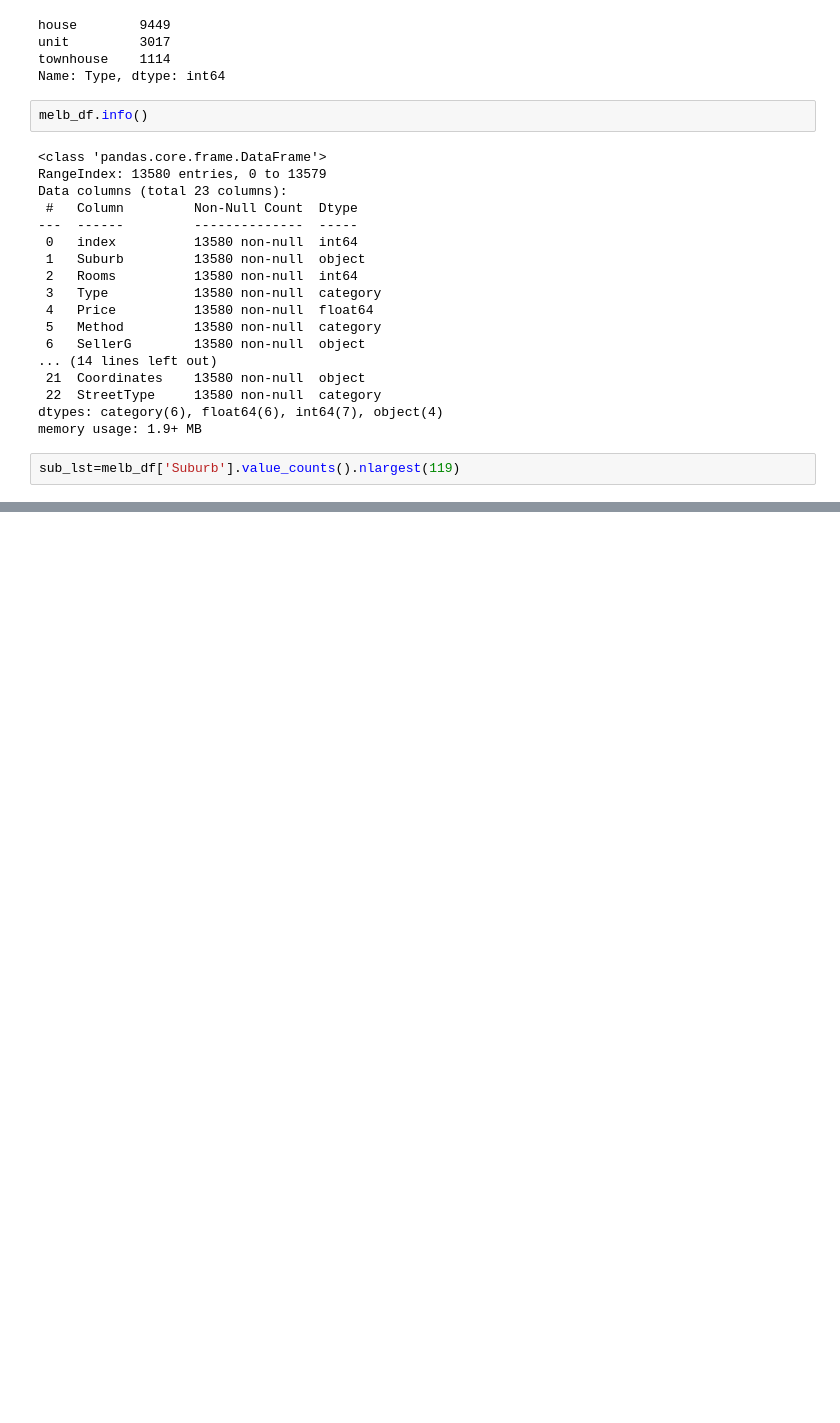
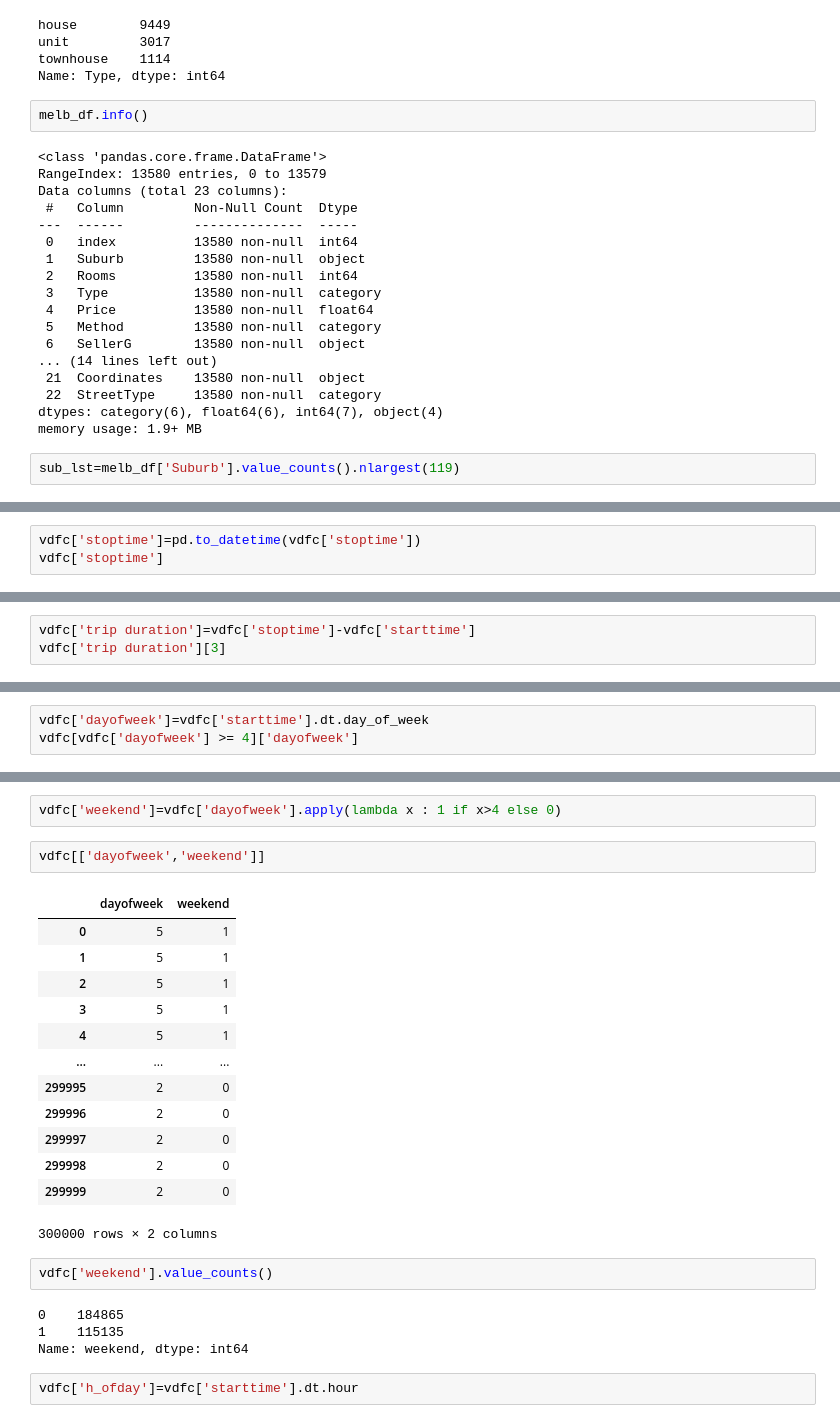
Before and after one commit to sibfox11/Skill-Factory-R2, a Jupyter notebook: Введение_в_Pandas/theory_Pandas_start.ipynb, the cells around one changed output, grey strips where cells are left out. Cells and saved outputs as stored; diff of their text form; blank space fills up the shorter version.

```diff
--- a/Введение_в_Pandas/theory_Pandas_start.ipynb
+++ b/Введение_в_Pandas/theory_Pandas_start.ipynb
@@ -1362,0 +1688,3 @@ sub_lst=melb_df['Suburb'].value_counts().nlargest(119)
+# %%
+vdfc['stoptime']=pd.to_datetime(vdfc['stoptime'])
+vdfc['stoptime']
@@ -1362,0 +1704,3 @@ sub_lst=melb_df['Suburb'].value_counts().nlargest(119)
+# %%
+vdfc['trip duration']=vdfc['stoptime']-vdfc['starttime']
+vdfc['trip duration'][3]
@@ -1362,0 +1715,3 @@ sub_lst=melb_df['Suburb'].value_counts().nlargest(119)
+# %%
+vdfc['dayofweek']=vdfc['starttime'].dt.day_of_week
+vdfc[vdfc['dayofweek'] >= 4]['dayofweek']
@@ -1362,0 +1731,26 @@ sub_lst=melb_df['Suburb'].value_counts().nlargest(119)
+# %%
+vdfc['weekend']=vdfc['dayofweek'].apply(lambda x : 1 if x>4 else 0)
+# %%
+vdfc[['dayofweek','weekend']]
+# %% [output]
+|  | dayofweek | weekend |
+| 0 | 5 | 1 |
+| 1 | 5 | 1 |
+| 2 | 5 | 1 |
+| 3 | 5 | 1 |
+| 4 | 5 | 1 |
+| ... | ... | ... |
+| 299995 | 2 | 0 |
+| 299996 | 2 | 0 |
+| 299997 | 2 | 0 |
+| 299998 | 2 | 0 |
+| 299999 | 2 | 0 |
+300000 rows × 2 columns
+# %%
+vdfc['weekend'].value_counts()
+# %% [output]
+0    184865
+1    115135
+Name: weekend, dtype: int64
+# %%
+vdfc['h_ofday']=vdfc['starttime'].dt.hour
```
Also changed, not shown: parts of 41 cells of this notebook.
